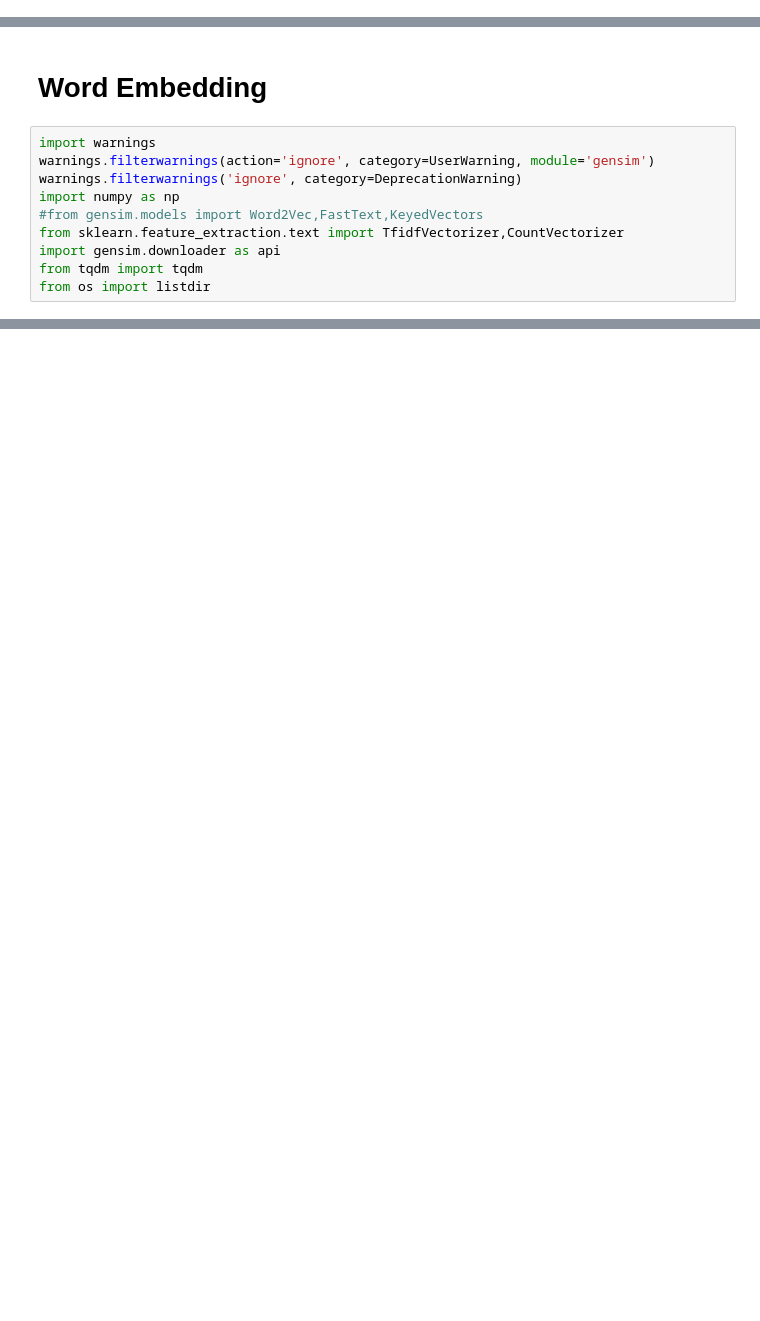
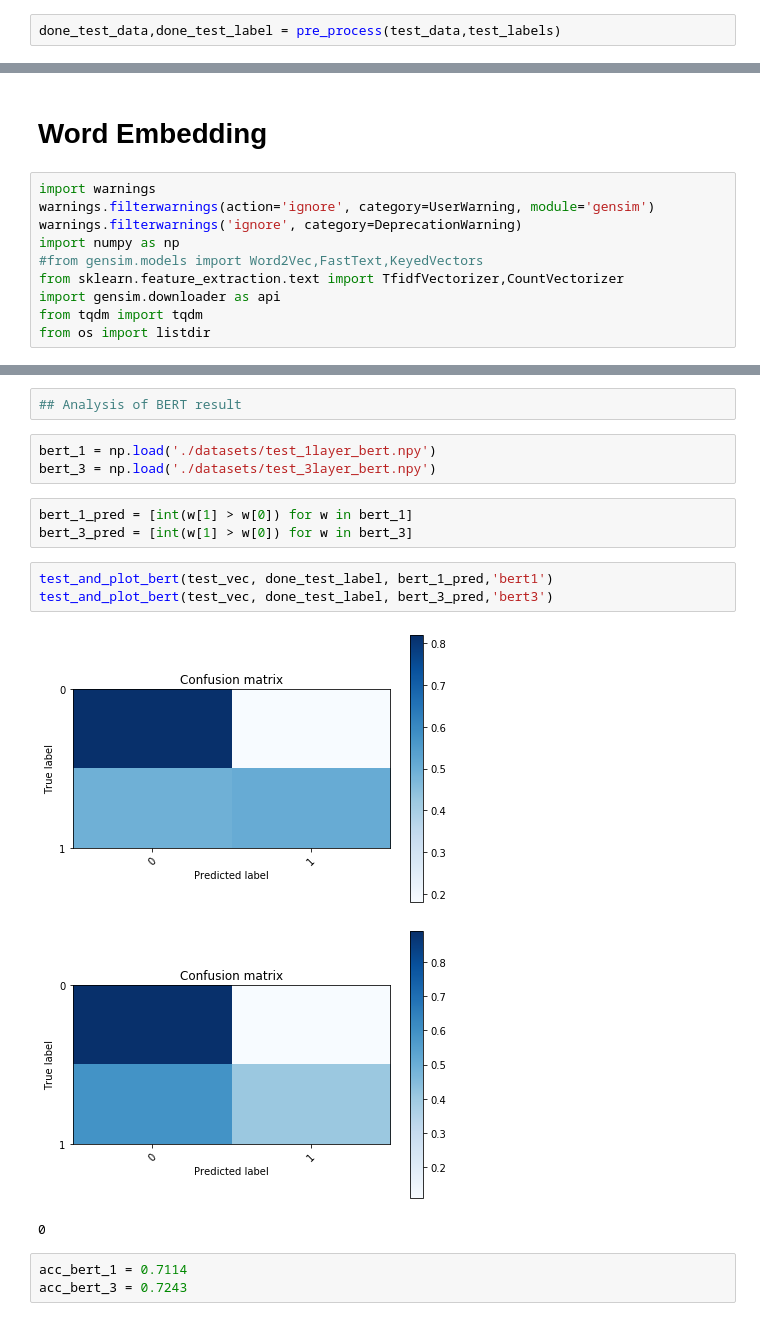
Before and after one commit to para-zhou/offenseval, a Jupyter notebook: Datareader.ipynb, the cells around one changed output, grey strips where cells are left out. Saved outputs shown, nothing was run; the diff lists cells and outputs as text; blank space fills up the shorter version.

```diff
--- a/Datareader.ipynb
+++ b/Datareader.ipynb
@@ -362,0 +348,2 @@ vocab size: 16157
+# %%
+done_test_data,done_test_label = pre_process(test_data,test_labels)
@@ -422,0 +524,18 @@ print(emoji.demojize(a))
+# %%
+## Analysis of BERT result
+# %%
+bert_1 = np.load('./datasets/test_1layer_bert.npy')
+bert_3 = np.load('./datasets/test_3layer_bert.npy')
+# %%
+bert_1_pred = [int(w[1] > w[0]) for w in bert_1]
+bert_3_pred = [int(w[1] > w[0]) for w in bert_3]
+# %%
+test_and_plot_bert(test_vec, done_test_label, bert_1_pred,'bert1')
+test_and_plot_bert(test_vec, done_test_label, bert_3_pred,'bert3')
+# %% [output]
+[figure, added]
+[figure, added]
+0
+# %%
+acc_bert_1 = 0.7114
+acc_bert_3 = 0.7243
```
Also changed, not shown: parts of 46 cells of this notebook, 15 other files.
